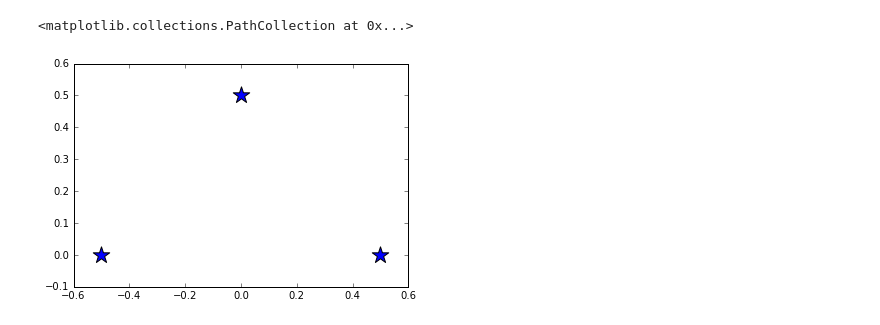
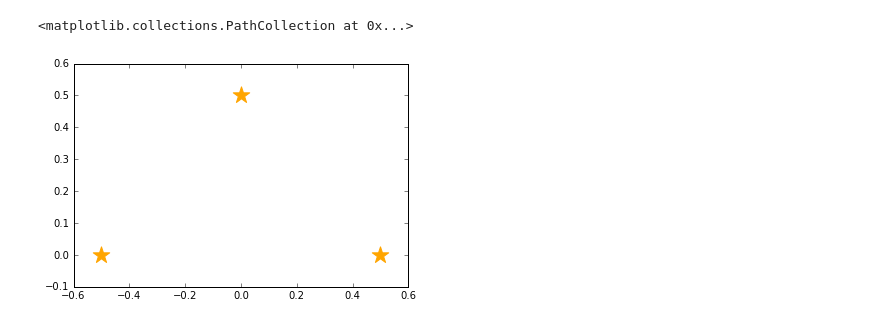
Before and after one commit to ryuichiueda/probrobo_practice, a Jupyter notebook: observation.ipynb, the cells around one changed output. Drawn from its saved outputs; the diff is of its cells as text; code cells hidden in the pictures.

```diff
--- a/observation.ipynb
+++ b/observation.ipynb
@@ -21,8 +22,7 @@ actual_landmarks = (Landmark(-0.5,0),Landmark(0.5,0),Landmark(0,0.5))
 # %%
-xs = [e.getX() for e in actual_landmarks]
-ys = [e.getY() for e in actual_landmarks]
+lxs = [e.getX() for e in actual_landmarks]
+lys = [e.getY() for e in actual_landmarks]
+plt.scatter(lxs,lys,s=300,marker="*",label="actual landmarks",color="orange")
+# %% [output]
+<matplotlib.collections.PathCollection at 0x...>
+[figure, added]
-# %%
-plt.scatter(xs,ys,s=300,marker="*")
-# %% [output]
-<matplotlib.collections.PathCollection at 0x...>
-[figure, removed]
```
Also changed, not shown: parts of 7 cells of this notebook, 2 other files.
